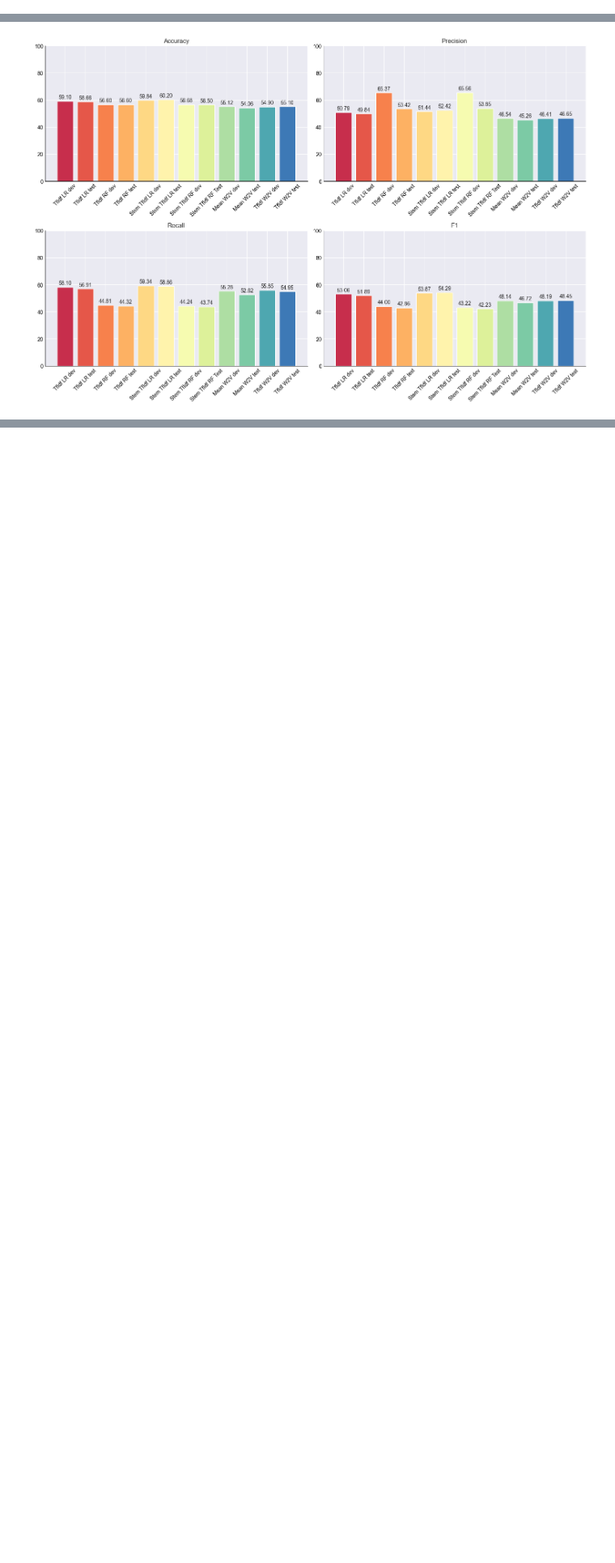
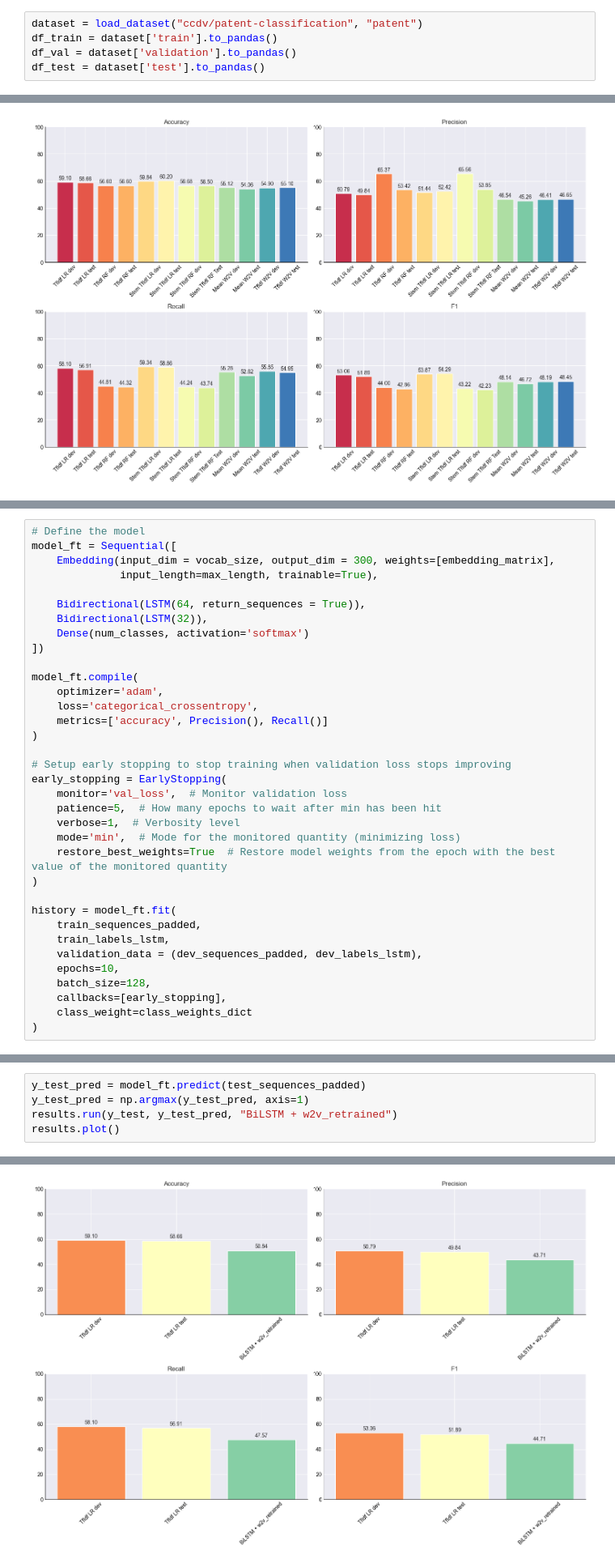
Before and after one commit to m9o8/anlp_final_project, a Jupyter notebook: code/task1.ipynb, the cells around one changed output, grey strips where cells are left out. Shown at 81% size. Saved outputs shown, nothing was run; the diff lists cells and outputs as text; blank space fills up the shorter version.

Commit message:
add distillbert task2 and LSTM task 1

```diff
--- a/code/task1.ipynb
+++ b/code/task1.ipynb
@@ -152,3 +91,8 @@ df_test = pd.read_parquet("hf://datasets/ccdv/patent-classification/" + splits["
+# %%
+dataset = load_dataset("ccdv/patent-classification", "patent")
+df_train = dataset['train'].to_pandas()
+df_val = dataset['validation'].to_pandas()
+df_test = dataset['test'].to_pandas()
 # %% [markdown]
 Why having 3 dataset is benefitial for our model?
 
@@ -917,0 +925,35 @@ results.plot()
+# %%
+# Define the model
+model_ft = Sequential([
+    Embedding(input_dim = vocab_size, output_dim = 300, weights=[embedding_matrix],
+              input_length=max_length, trainable=True),
+
+    Bidirectional(LSTM(64, return_sequences = True)),
+    Bidirectional(LSTM(32)),
+    Dense(num_classes, activation='softmax')
+])
+
+model_ft.compile(
+    optimizer='adam',
+    loss='categorical_crossentropy',
+    metrics=['accuracy', Precision(), Recall()]
+)
+
+# Setup early stopping to stop training when validation loss stops improving
+early_stopping = EarlyStopping(
+    monitor='val_loss',  # Monitor validation loss
+    patience=5,  # How many epochs to wait after min has been hit
+    verbose=1,  # Verbosity level
+    mode='min',  # Mode for the monitored quantity (minimizing loss)
+    restore_best_weights=True  # Restore model weights from the epoch with the best value of the monitored quantity
+)
+
+history = model_ft.fit(
+    train_sequences_padded,
+    train_labels_lstm,
+    validation_data = (dev_sequences_padded, dev_labels_lstm),
+    epochs=10,
+    batch_size=128,
+    callbacks=[early_stopping],
+    class_weight=class_weights_dict
+)
@@ -917,0 +978,6 @@ results.plot()
+# %%
+y_test_pred = model_ft.predict(test_sequences_padded)
+y_test_pred = np.argmax(y_test_pred, axis=1)
+results.run(y_test, y_test_pred, "BiLSTM + w2v_retrained")
+results.plot()
+# %% [output]
@@ -918,3 +985,4 @@ results.plot()
+[figure, added]
 # %% [markdown]
 ## **Results and Discussion**
 
```
Also changed, not shown: parts of 12 cells of this notebook, 2 other files.
